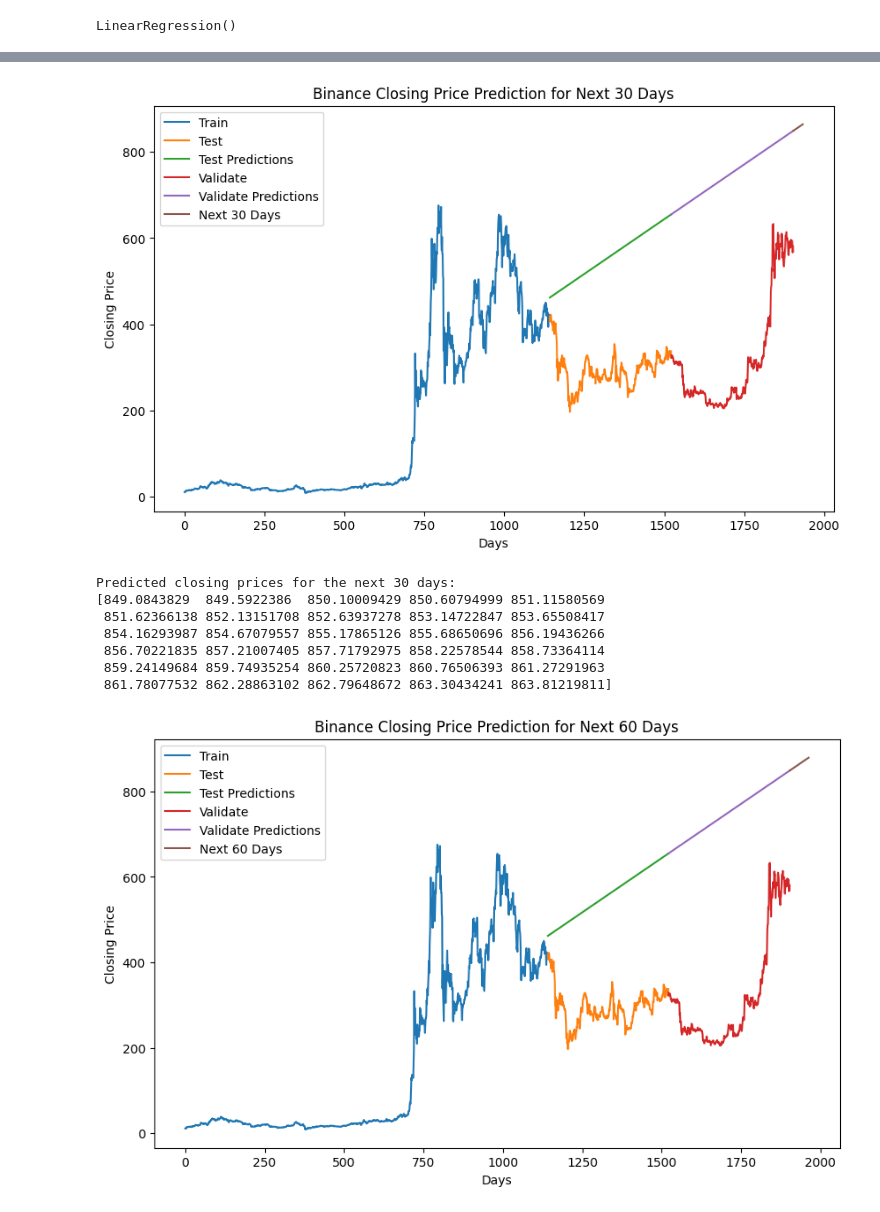
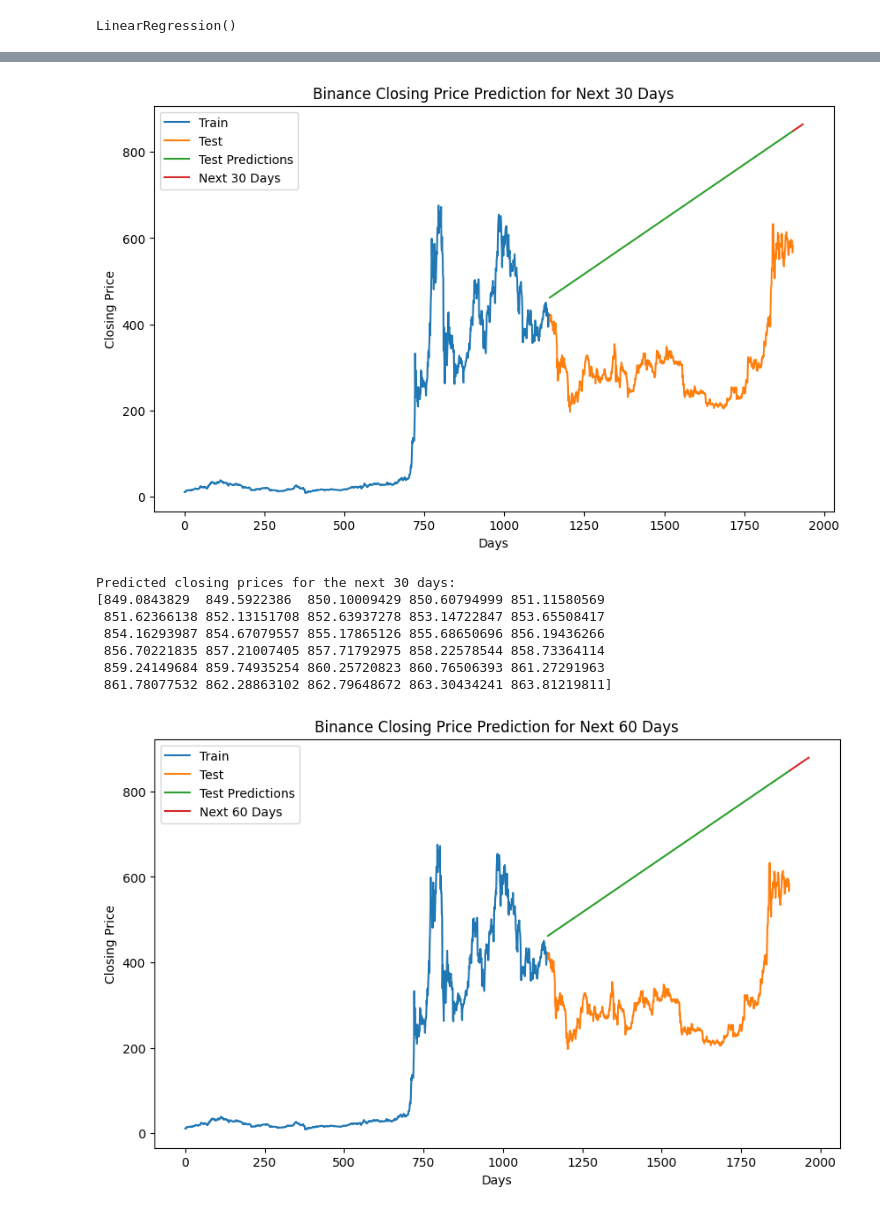
Before and after one commit to DuongTrucUyen/IS403.O21.HTCL_Nhom11, a Jupyter notebook: 3.1.Linear Regression/LinearRegression_BNB.ipynb, the cells around one changed output, grey strips where cells are left out. Drawn from its saved outputs; the diff is of its cells as text; code cells hidden in the pictures.

```diff
--- a/3.1.Linear Regression/LinearRegression_BNB.ipynb
+++ b/3.1.Linear Regression/LinearRegression_BNB.ipynb
@@ -93,8 +73,6 @@ for days in future_days:
     plt.plot(train_data.index, train_data['Close'], label='Train')
     plt.plot(test_data.index, test_data['Close'], label='Test')
     plt.plot(test_data.index, y_pred, label='Test Predictions')
-    plt.plot(val_data.index, val_data['Close'], label='Validate')
-    plt.plot(val_data.index, y_pred_val, label='Validate Predictions')
     plt.plot(range(last_index+1, last_index+1+days), y_future, label=f'Next {days} Days')
     plt.xlabel('Days')
     plt.ylabel('Closing Price')
@@ -157,16 +135,13 @@ df = df.reset_index(drop=True) # Reset the index
 
 # Split the data into training, testing, and validation sets
 train_size = int(0.7 * len(df))
-test_size = int(0.2 * len(df))
-val_size = len(df) - train_size - test_size
+test_size = int(0.3 * len(df))
 
 train_data = df[:train_size]
 test_data = df[train_size:train_size+test_size]
-val_data = df[train_size+test_size:]
 
 # Kiểm tra kích thước của từng tập
 print("Train data size:", len(train_data))
 print("Test data size:", len(test_data))
-print("Validate data size:", len(val_data))
 # %% [output]
 Train data size: 1332
@@ -229,8 +187,6 @@ for days in future_days:
     plt.plot(train_data.index, train_data['Close'], label='Train')
     plt.plot(test_data.index, test_data['Close'], label='Test')
     plt.plot(test_data.index, y_pred, label='Test Predictions')
-    plt.plot(val_data.index, val_data['Close'], label='Validate')
-    plt.plot(val_data.index, y_pred_val, label='Validate Predictions')
     plt.plot(range(last_index+1, last_index+1+days), y_future, label=f'Next {days} Days')
     plt.xlabel('Days')
     plt.ylabel('Closing Price')
@@ -293,16 +249,13 @@ df = df.reset_index(drop=True) # Reset the index
 
 # Split the data into training, testing, and validation sets
 train_size = int(0.6 * len(df))
-test_size = int(0.2 * len(df))
-val_size = len(df) - train_size - test_size
+test_size = int(0.4 * len(df))
 
 train_data = df[:train_size]
 test_data = df[train_size:train_size+test_size]
-val_data = df[train_size+test_size:]
 
 # Kiểm tra kích thước của từng tập
 print("Train data size:", len(train_data))
 print("Test data size:", len(test_data))
-print("Validate data size:", len(val_data))
 # %% [output]
 Train data size: 1142
@@ -355,29 +291,27 @@ Validation MAPE: 0.5777443277327377
 # %%
 # Dự đoán cho 30, 60, 90 ngày tiếp theo
 future_days = [30, 60, 90]
 for days in future_days:
     last_index = df.index[-1]
     x_future = np.array(range(last_index+1, last_index+1+days)).reshape(-1, 1)
     y_future = model.predict(x_future)
 
     # Vẽ hình
     plt.figure(figsize=(10, 6))
     plt.plot(train_data.index, train_data['Close'], label='Train')
     plt.plot(test_data.index, test_data['Close'], label='Test')
     plt.plot(test_data.index, y_pred, label='Test Predictions')
-    plt.plot(val_data.index, val_data['Close'], label='Validate')
-    plt.plot(val_data.index, y_pred_val, label='Validate Predictions')
     plt.plot(range(last_index+1, last_index+1+days), y_future, label=f'Next {days} Days')
     plt.xlabel('Days')
     plt.ylabel('Closing Price')
     plt.legend()
     plt.title(f'Binance Closing Price Prediction for Next {days} Days')
     plt.show()
 
     print(f'Predicted closing prices for the next {days} days:')
     print(y_future)
 # %% [output]
-[figure, old version]
+[figure, new version]
 Predicted closing prices for the next 30 days:
 [849.0843829  849.5922386  850.10009429 850.60794999 851.11580569
  851.62366138 852.13151708 852.63937278 853.14722847 853.65508417
@@ -385,7 +319,7 @@ Predicted closing prices for the next 30 days:
  856.70221835 857.21007405 857.71792975 858.22578544 858.73364114
  859.24149684 859.74935254 860.25720823 860.76506393 861.27291963
  861.78077532 862.28863102 862.79648672 863.30434241 863.81219811]
-[figure, old version]
+[figure, new version]
 Predicted closing prices for the next 60 days:
 [849.0843829  849.5922386  850.10009429 850.60794999 851.11580569
  851.62366138 852.13151708 852.63937278 853.14722847 853.65508417
```
Also changed, not shown: parts of 14 cells of this notebook.
